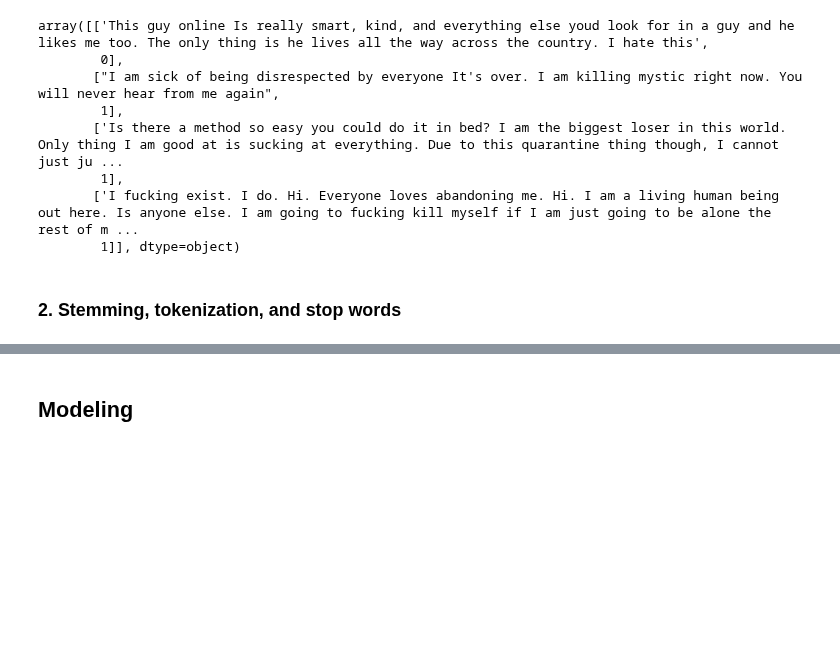
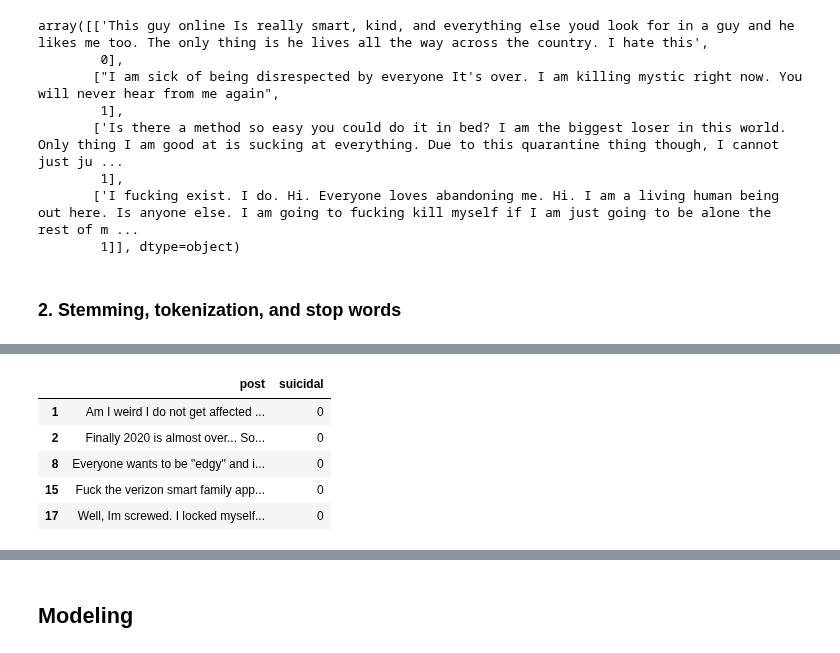
Before and after one commit to eugenebaraka/Predict-Suicidal-Ideation-on-Reddit, a Jupyter notebook: suicide-classification.ipynb, the cells around one changed output, grey strips where cells are left out. Drawn from its saved outputs; the diff is of its cells as text; code cells hidden in the pictures; blank space fills up the shorter version.

```diff
--- a/suicide-classification.ipynb
+++ b/suicide-classification.ipynb
@@ -320,0 +339,11 @@ def tokenizer(post: str) -> list:
+# %%
+suic = test[test.suicidal == 1]
+non_suic = test[test.suicidal == 0]
+non_suic.head()
+# %% [output]
+|  | post | suicidal |
+| 1 | Am I weird I do not get affected ... | 0 |
+| 2 | Finally 2020 is almost over... So... | 0 |
+| 8 | Everyone wants to be "edgy" and i... | 0 |
+| 15 | Fuck the verizon smart family app... | 0 |
+| 17 | Well, Im screwed. I locked myself... | 0 |
```
Also changed, not shown: parts of 15 cells of this notebook.
